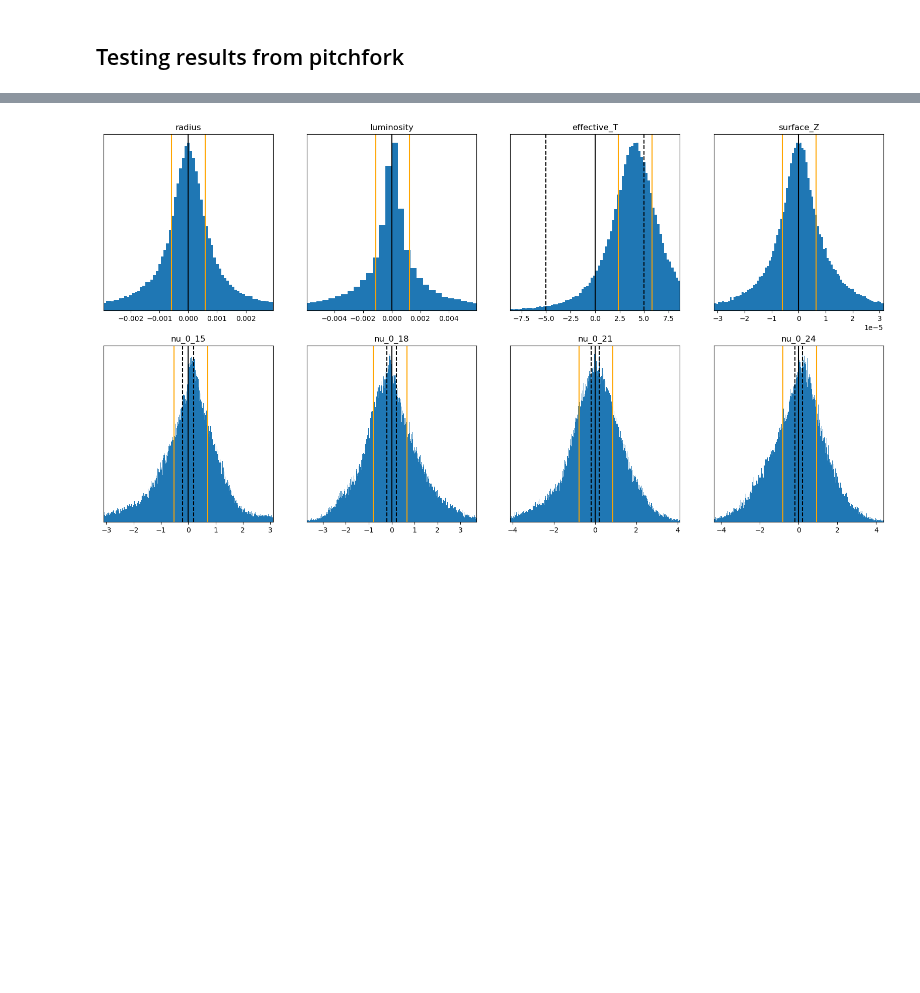
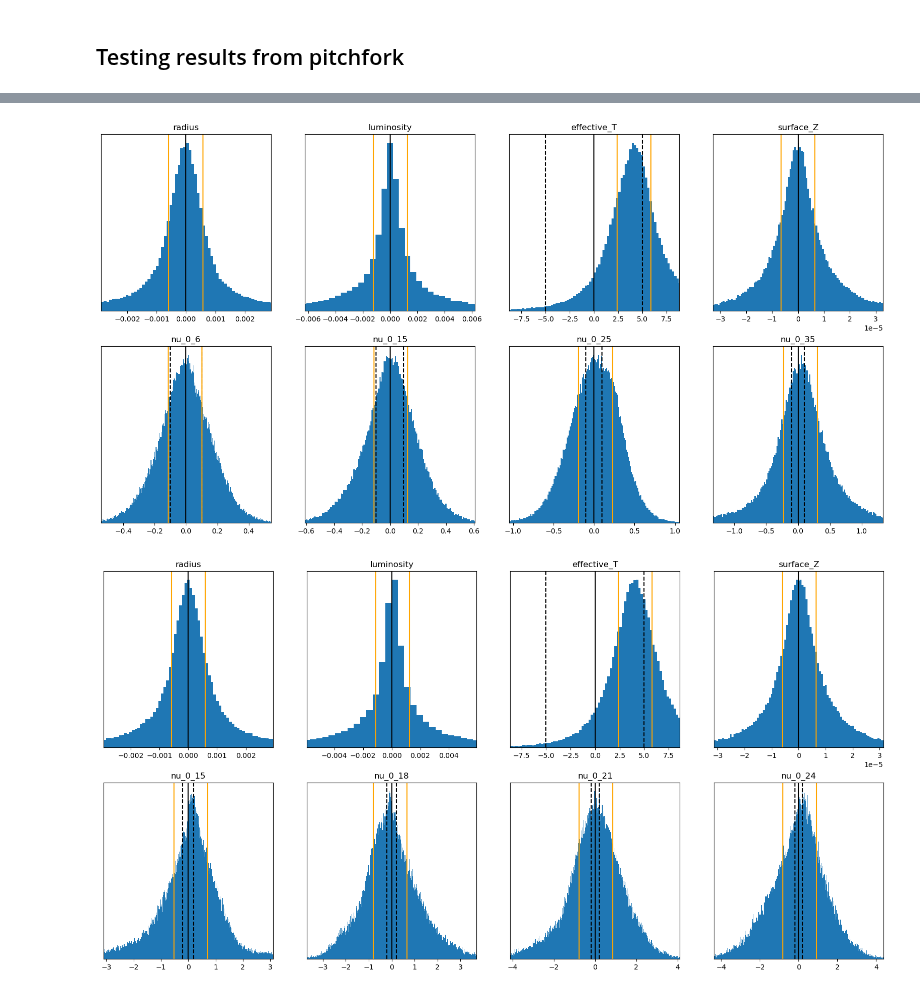
Before and after one commit to ojscutt/pitchfork, a Jupyter notebook: 3_pitchfork_test_Bob.ipynb, the cells around one changed output, grey strips where cells are left out. Cells and saved outputs as stored; diff of their text form; code cells hidden in the pictures; blank space fills up the shorter version.

```diff
--- a/3_pitchfork_test_Bob.ipynb
+++ b/3_pitchfork_test_Bob.ipynb
@@ -320,13 +354,17 @@ def pitchfork_eval(pitchfork, df_test):
 
     output_plot('surface_Z', 0.0001, ax4)
 
-    output_plot('nu_0_15', 0.2, ax5)
+    output_plot('nu_0_6', 0.1, ax5)
 
-    output_plot('nu_0_18', 0.2, ax6)
+    output_plot('nu_0_15', 0.1, ax6)
 
-    output_plot('nu_0_21', 0.2, ax7)
+    output_plot('nu_0_25', 0.1, ax7)
 
-    output_plot('nu_0_24', 0.2, ax8)
+    output_plot('nu_0_35', 0.1, ax8)
+# %%
+pitchfork_eval(pitchfork, df_test)
+# %% [output]
+[figure, added]
 # %%
 pitchfork_eval(pitchfork, df_test)
 # %% [output]
```
Also changed, not shown: parts of 9 cells of this notebook, 1 other file.
